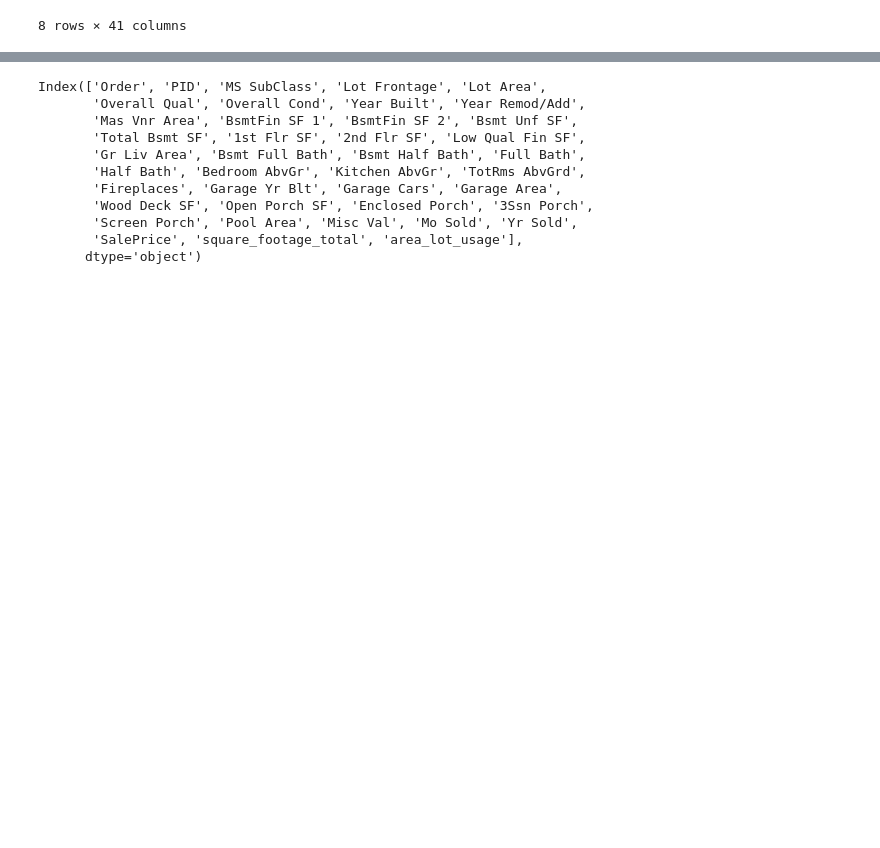
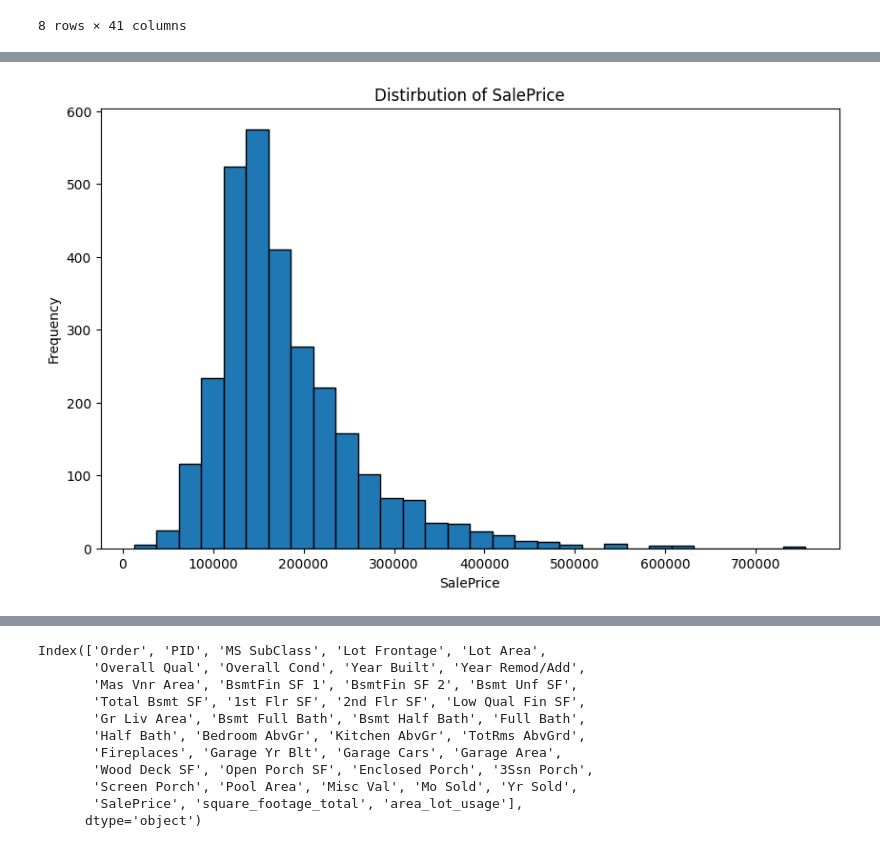
Before and after one commit to eeberman/machine_learning_intro, a Jupyter notebook: ames_housing.ipynb, the cells around one changed output, grey strips where cells are left out. Saved outputs shown, nothing was run; the diff lists cells and outputs as text; code cells hidden in the pictures; blank space fills up the shorter version.

```diff
--- a/ames_housing.ipynb
+++ b/ames_housing.ipynb
@@ -179,0 +221,12 @@ array([ 441.,  270.,  406., 1045.,  137.,  324.,  415.,  994.,  763.,
+# %%
+# Histogram of SalePrice values to see distribution
+import matplotlib.pyplot as plt
+
+plt.figure(figsize=(10,6))
+plt.hist(df['SalePrice'], bins=30, edgecolor='black')
+plt.title('Distirbution of SalePrice')
+plt.xlabel('SalePrice')
+plt.ylabel('Frequency')
+plt.show()
+# %% [output]
+[figure, added]
```
Also changed, not shown: parts of 14 cells of this notebook.
